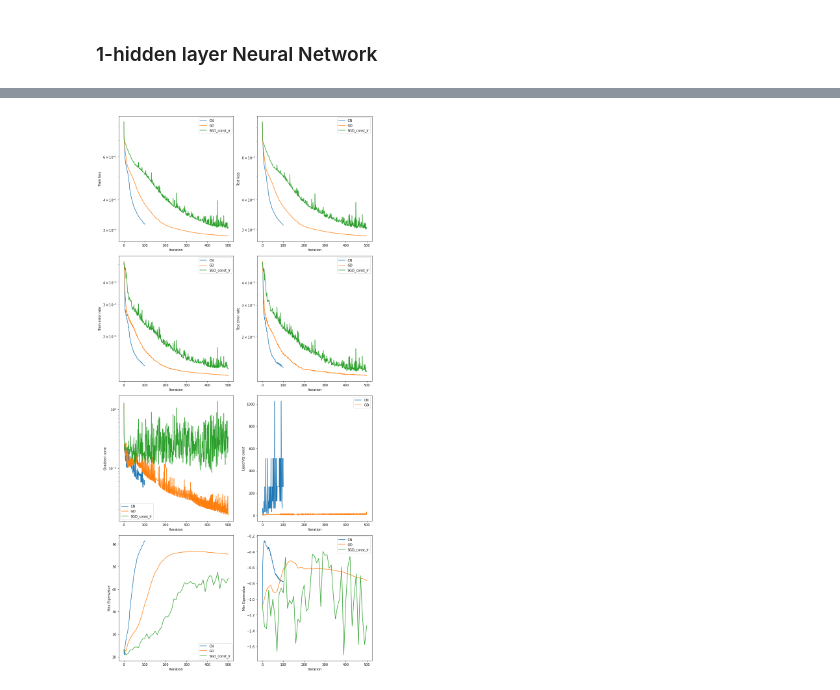
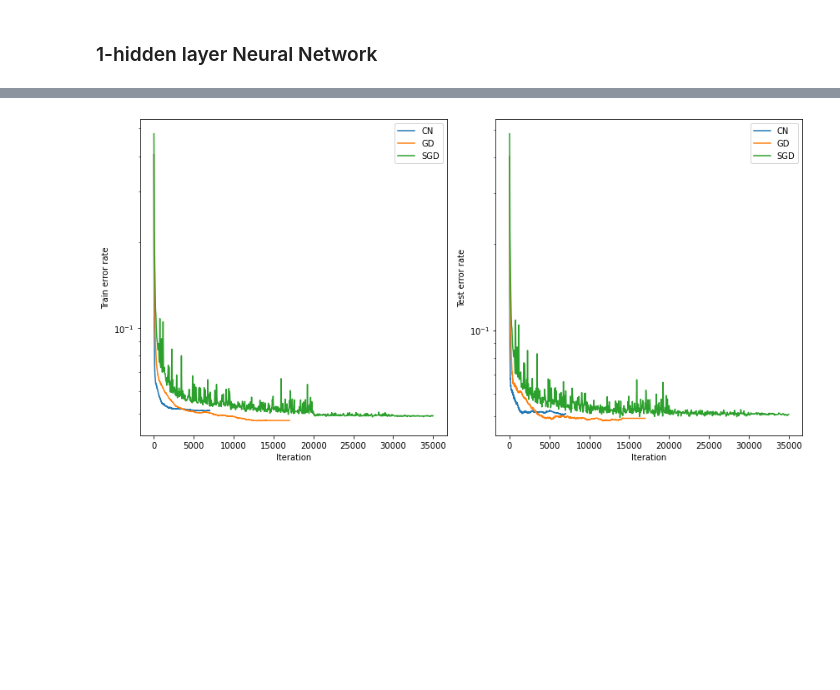
Before and after one commit to DenisPushkin/Cubic_Newton, a Jupyter notebook: mnist_experiments.ipynb, the cells around one changed output, grey strips where cells are left out. Cells and saved outputs as stored; diff of their text form; code cells hidden in the pictures; blank space fills up the shorter version.

```diff
--- a/mnist_experiments.ipynb
+++ b/mnist_experiments.ipynb
@@ -705,7 +1014,7 @@ PATH = os.path.join(os.getcwd(), "saved_calc\\two_layers_NN")
 if not os.path.isdir(PATH):
     os.makedirs(PATH)
 # %%
-new_dim = 10
+new_dim = 20
 
 net = MLP([new_dim, 10, 2], torch.relu)
 
@@ -789,0 +1143,7 @@ Training statistics was already calculated before:
+# %%
+CN_metrics = get_metrics(CN_trainer)
+GD_metrics = get_metrics(GD_trainer)
+SGD_metrics = get_metrics(SGD_trainer)
+CN_hessian_metrics = get_hessian_metrics(CN_trainer)
+GD_hessian_metrics = get_hessian_metrics(GD_trainer)
+SGD_hessian_metrics = get_hessian_metrics(SGD_trainer)
@@ -790,77 +1175,25 @@ Training statistics was already calculated before:
 # %%
-fig, ax = plt.subplots(4,2, figsize=(12,24))
+fig, axes = plt.subplots(1,2, figsize=(12,6))
 
-ax[0,0].plot(CN_metrics["iter"], CN_metrics["train_loss"], label="CN")
-ax[0,0].plot(GD_metrics["iter"], GD_metrics["train_loss"], label="GD")
-#ax[0,0].plot(SGD_metrics["iter"], SGD_metrics["train_loss"] - MIN_TRAIN_LOSS, label="SGD")
-ax[0,0].plot(SGD_const_lr_metrics["iter"], SGD_const_lr_metrics["train_loss"], label="SGD_const_lr")
-ax[0,0].set_xlabel("Iteration")
-ax[0,0].set_ylabel("Train loss")
-ax[0,0].set_yscale('log')
-ax[0,0].legend()
+ax = axes[0]
+ax.plot(CN_metrics["iter"], 1 - CN_metrics["train_acc"], label="CN")
+ax.plot(GD_metrics["iter"], 1 - GD_metrics["train_acc"], label="GD")
+ax.plot(SGD_metrics["iter"], 1 - SGD_metrics["train_acc"], label="SGD")
+ax.set_xlabel("Iteration")
+ax.set_ylabel("Train error rate")
+ax.set_yscale('log')
+ax.legend()
 
-ax[0,1].plot(CN_metrics["iter"], CN_metrics["test_loss"], label="CN")
-ax[0,1].plot(GD_metrics["iter"], GD_metrics["test_loss"], label="GD")
-#ax[0,1].plot(SGD_metrics["iter"], SGD_metrics["test_loss"] - MIN_TEST_LOSS, label="SGD")
-ax[0,1].plot(SGD_const_lr_metrics["iter"], SGD_const_lr_metrics["test_loss"], label="SGD_const_lr")
-ax[0,1].set_xlabel("Iteration")
-ax[0,1].set_ylabel("Test loss")
-ax[0,1].set_yscale('log')
-ax[0,1].legend()
-
-ax[1,0].plot(CN_metrics["iter"], 1 - CN_metrics["train_acc"], label="CN")
-ax[1,0].plot(GD_metrics["iter"], 1 - GD_metrics["train_acc"], label="GD")
-#ax[1,0].plot(SGD_metrics["iter"], 1 - SGD_metrics["train_acc"], label="SGD")
-ax[1,0].plot(SGD_const_lr_metrics["iter"], 1 - SGD_const_lr_metrics["train_acc"], label="SGD_const_lr")
-ax[1,0].set_xlabel("Iteration")
-ax[1,0].set_ylabel("Train error rate")
-ax[1,0].set_yscale('log')
-ax[1,0].legend()
-
-ax[1,1].plot(CN_metrics["iter"], 1 - CN_metrics["test_acc"], label="CN")
-ax[1,1].plot(GD_metrics["iter"], 1 - GD_metrics["test_acc"], label="GD")
-#ax[1,1].plot(SGD_metrics["iter"], 1 - SGD_metrics["test_acc"], label="SGD")
-ax[1,1].plot(SGD_const_lr_metrics["iter"], 1 - SGD_const_lr_metrics["test_acc"], label="SGD_const_lr")
-ax[1,1].set_xlabel("Iteration")
-ax[1,1].set_ylabel("Test error rate")
-ax[1,1].set_yscale('log')
-ax[1,1].legend()
-
-ax[2,0].plot(CN_metrics["iter"], CN_metrics["grad_norm"], label="CN")
-ax[2,0].plot(GD_metrics["iter"], GD_metrics["grad_norm"], label="GD")
-#ax[2,0].plot(SGD_metrics["iter"], SGD_metrics["grad_norm"], label="SGD")
-ax[2,0].plot(SGD_const_lr_metrics["iter"], SGD_const_lr_metrics["grad_norm"], label="SGD_const_lr")
-ax[2,0].set_xlabel("Iteration")
-ax[2,0].set_ylabel("Gradient norm")
-ax[2,0].set_yscale('log')
-ax[2,0].legend()
-
-ax[2,1].plot(CN_metrics["iter"], CN_metrics["M"], label="CN")
-ax[2,1].plot(GD_metrics["iter"], GD_metrics["L"], label="GD")
-ax[2,1].set_xlabel("Iteration")
-ax[2,1].set_ylabel("Lipschitz const")
-#ax[2,1].set_yscale('log')
-ax[2,1].legend()
-
-ax[3,0].plot(CN_metrics["hessian_iter"], CN_metrics["lambda_1"], label="CN")
-ax[3,0].plot(GD_metrics["hessian_iter"], GD_metrics["lambda_1"], label="GD")
-#ax[3,0].plot(SGD_metrics["iter"], SGD_metrics["grad_norm"], label="SGD")
-ax[3,0].plot(SGD_const_lr_metrics["hessian_iter"], SGD_const_lr_metrics["lambda_1"], label="SGD_const_lr")
-ax[3,0].set_xlabel("Iteration")
-ax[3,0].set_ylabel("Max Eigenvalue")
-#ax[3,0].set_yscale('log')
-ax[3,0].legend()
-
-ax[3,1].plot(CN_metrics["hessian_iter"], CN_metrics["lambda_n"], label="CN")
-ax[3,1].plot(GD_metrics["hessian_iter"], GD_metrics["lambda_n"], label="GD")
-#ax[3,1].plot(SGD_metrics["iter"], SGD_metrics["grad_norm"], label="SGD")
-ax[3,1].plot(SGD_const_lr_metrics["hessian_iter"], SGD_const_lr_metrics["lambda_n"], label="SGD_const_lr")
-ax[3,1].set_xlabel("Iteration")
-ax[3,1].set_ylabel("Min Eigenvalue")
-#ax[3,1].set_yscale('log')
-ax[3,1].legend()
+ax = axes[1]
+ax.plot(CN_metrics["iter"], 1 - CN_metrics["test_acc"], label="CN")
+ax.plot(GD_metrics["iter"], 1 - GD_metrics["test_acc"], label="GD")
+ax.plot(SGD_metrics["iter"], 1 - SGD_metrics["test_acc"], label="SGD")
+ax.set_xlabel("Iteration")
+ax.set_ylabel("Test error rate")
+ax.set_yscale('log')
+ax.legend()
 
 fig.tight_layout()
 plt.show()
 # %% [output]
-[figure, old version]
+[figure, new version]
```
Also changed, not shown: parts of 60 cells of this notebook.
